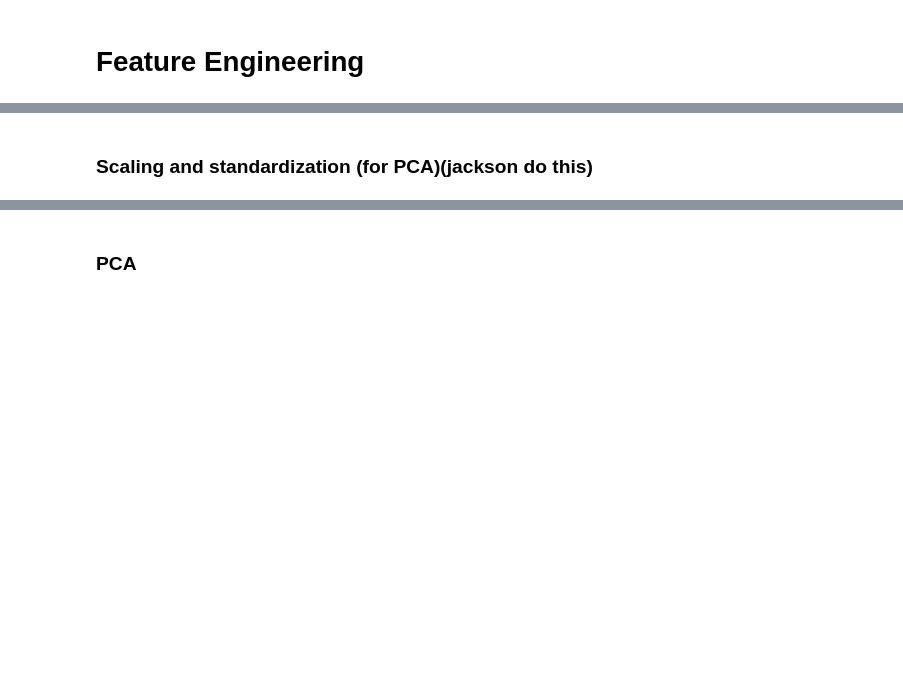
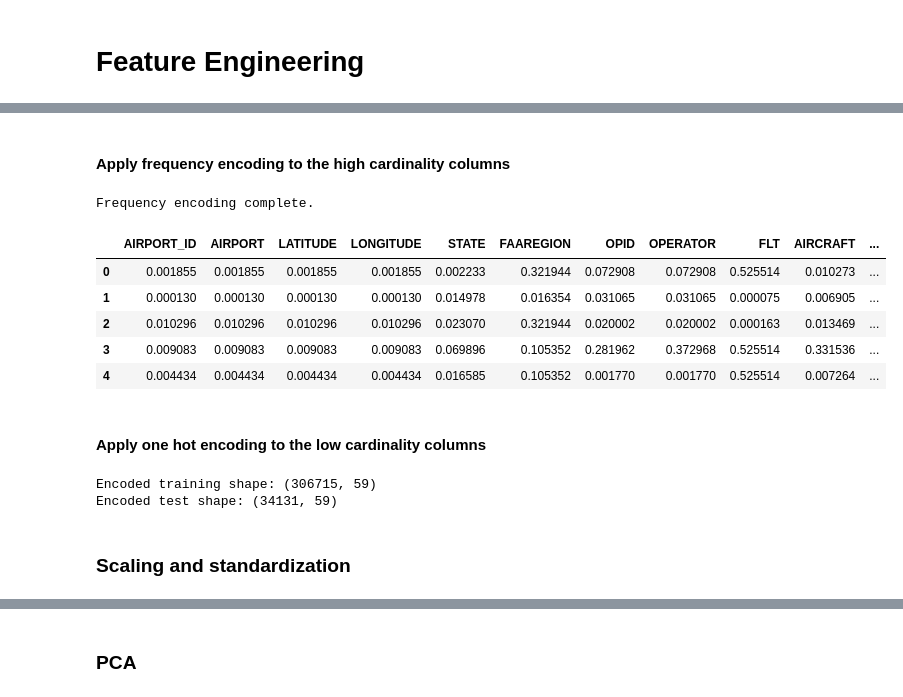
Before and after one commit to tarap123/4-nearest-neighbors, a Jupyter notebook: 4_nearest_neighbors.ipynb, the cells around one changed output, grey strips where cells are left out. Saved outputs shown, nothing was run; the diff lists cells and outputs as text; code cells hidden in the pictures; blank space fills up the shorter version.

Commit message:
feature engineering: encoding+scaling+standardization+pca

```diff
--- a/4_nearest_neighbors.ipynb
+++ b/4_nearest_neighbors.ipynb
@@ -408,0 +428,18 @@ Moving forward, we should scale numeric features for KNN, keep `INDEX_NR` outsid
+# %%
+categorical_cols = X.select_dtypes(include=['object']).columns.tolist()
+low_cardinality_cols = []
+high_cardinality_cols = []
+
+for col in categorical_cols:
+    num_unique = X[col].nunique()
+    if num_unique <= 5:
+        low_cardinality_cols.append(col)
+    else:
+        high_cardinality_cols.append(col)
+
+print("Low-cardinality categorical columns (one-hot):")
+print(low_cardinality_cols)
+print()
+
+print("High-cardinality categorical columns (frequency encoding):")
+print(high_cardinality_cols)
@@ -409,2 +452,40 @@ Moving forward, we should scale numeric features for KNN, keep `INDEX_NR` outsid
+# %% [markdown]
+#### Apply frequency encoding to the high cardinality columns
+# %%
+X_freq = X.copy()
+X_test_freq = X_test.copy()
+
+frequency_maps = {}
+
+for col in high_cardinality_cols:
+    freq_map = X[col].value_counts(normalize=True)
+    frequency_maps[col] = freq_map
+
+    X_freq[col] = X[col].map(freq_map)
+    X_test_freq[col] = X_test[col].map(freq_map).fillna(0)
+
+print("Frequency encoding complete.")
+X_freq[high_cardinality_cols].head()
+# %% [output]
+Frequency encoding complete.
+|  | AIRPORT_ID | AIRPORT | LATITUDE | LONGITUDE | STATE | FAAREGION | OPID | OPERATOR | FLT | AIRCRAFT | ... |
+| 0 | 0.001855 | 0.001855 | 0.001855 | 0.001855 | 0.002233 | 0.321944 | 0.072908 | 0.072908 | 0.525514 | 0.010273 | ... |
+| 1 | 0.000130 | 0.000130 | 0.000130 | 0.000130 | 0.014978 | 0.016354 | 0.031065 | 0.031065 | 0.000075 | 0.006905 | ... |
+| 2 | 0.010296 | 0.010296 | 0.010296 | 0.010296 | 0.023070 | 0.321944 | 0.020002 | 0.020002 | 0.000163 | 0.013469 | ... |
+| 3 | 0.009083 | 0.009083 | 0.009083 | 0.009083 | 0.069896 | 0.105352 | 0.281962 | 0.372968 | 0.525514 | 0.331536 | ... |
+| 4 | 0.004434 | 0.004434 | 0.004434 | 0.004434 | 0.016585 | 0.105352 | 0.001770 | 0.001770 | 0.525514 | 0.007264 | ... |
+# %% [markdown]
+#### Apply one hot encoding to the low cardinality columns
+# %%
+X_encoded = pd.get_dummies(X_freq, columns=low_cardinality_cols, drop_first=False)
+X_test_encoded = pd.get_dummies(X_test_freq, columns=low_cardinality_cols, drop_first=False)
+
+X_test_encoded = X_test_encoded.reindex(columns=X_encoded.columns, fill_value=0)
+
+print("Encoded training shape:", X_encoded.shape)
+print("Encoded test shape:", X_test_encoded.shape)
+# %% [output]
+Encoded training shape: (306715, 59)
+Encoded test shape: (34131, 59)
 # %% [markdown]
-### Scaling and standardization (for PCA)(jackson do this)
+### Scaling and standardization
```
Also changed, not shown: parts of 12 cells of this notebook.
